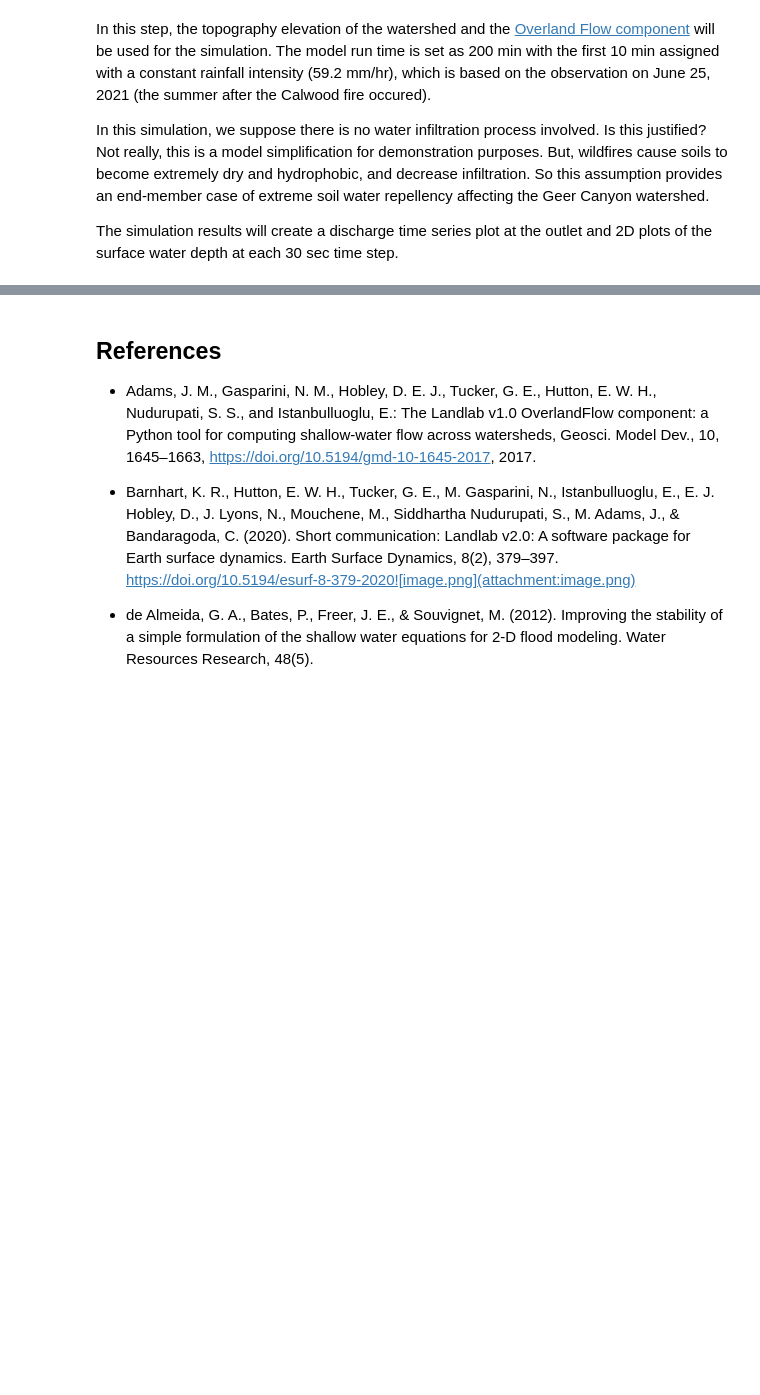
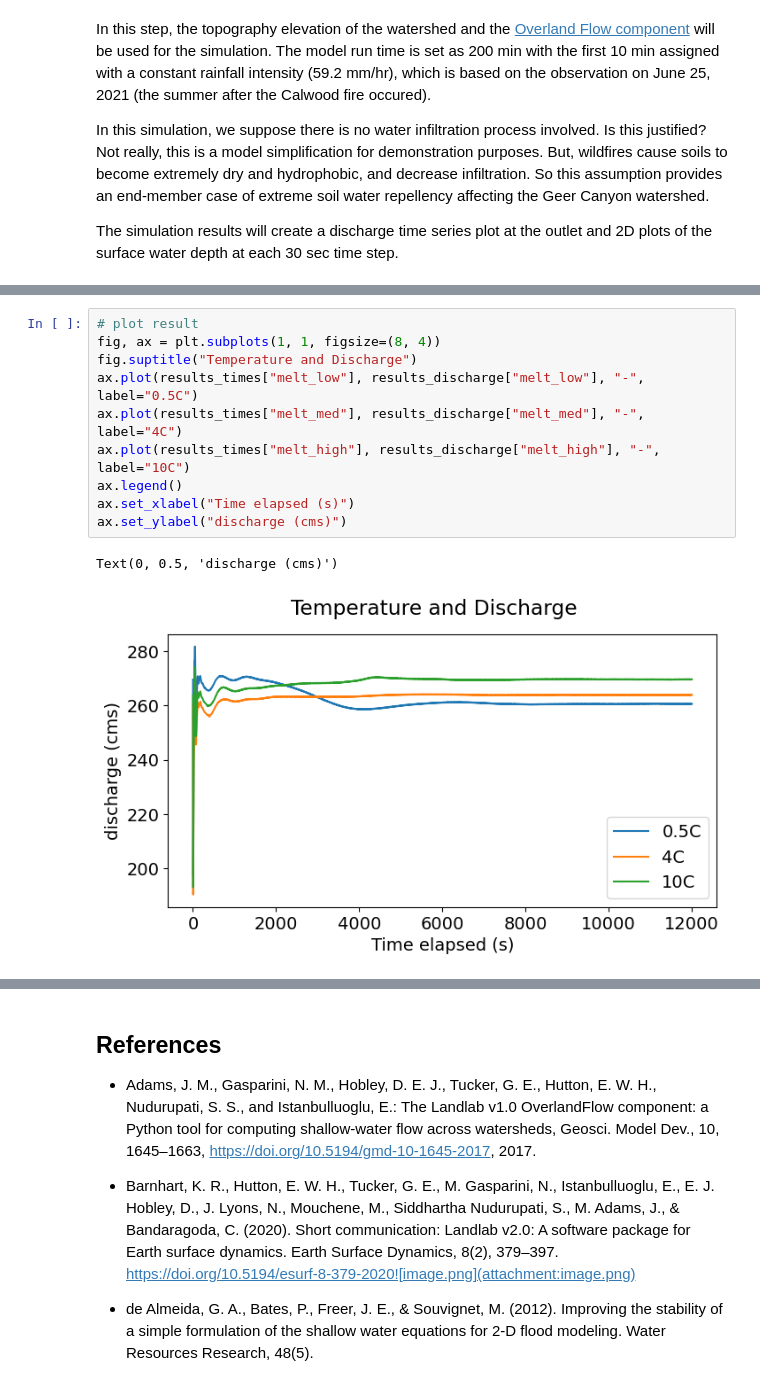
Before and after one commit to csdms-espin/SnowFlow, a Jupyter notebook: edited.ipynb, the cells around one changed output, grey strips where cells are left out. Saved outputs shown, nothing was run; the diff lists cells and outputs as text; blank space fills up the shorter version.

```diff
--- a/edited.ipynb
+++ b/edited.ipynb
@@ -367,0 +367,13 @@ Simulation is done
+# %%
+# plot result
+fig, ax = plt.subplots(1, 1, figsize=(8, 4))
+fig.suptitle("Temperature and Discharge")
+ax.plot(results_times["melt_low"], results_discharge["melt_low"], "-", label="0.5C")
+ax.plot(results_times["melt_med"], results_discharge["melt_med"], "-", label="4C")
+ax.plot(results_times["melt_high"], results_discharge["melt_high"], "-", label="10C")
+ax.legend()
+ax.set_xlabel("Time elapsed (s)")
+ax.set_ylabel("discharge (cms)")
+# %% [output]
+Text(0, 0.5, 'discharge (cms)')
+[figure, added]
```
Also changed, not shown: parts of 20 cells of this notebook.
